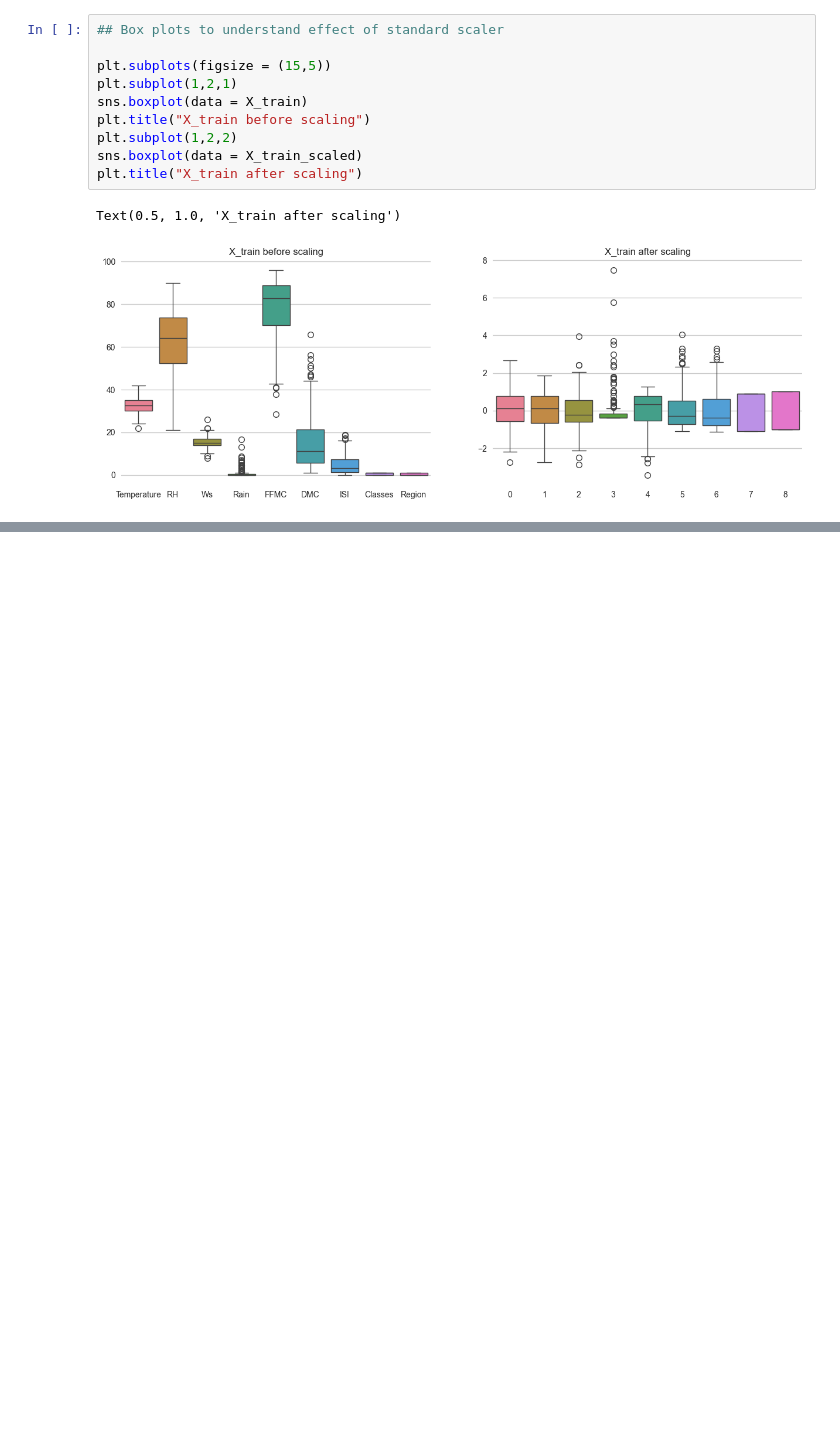
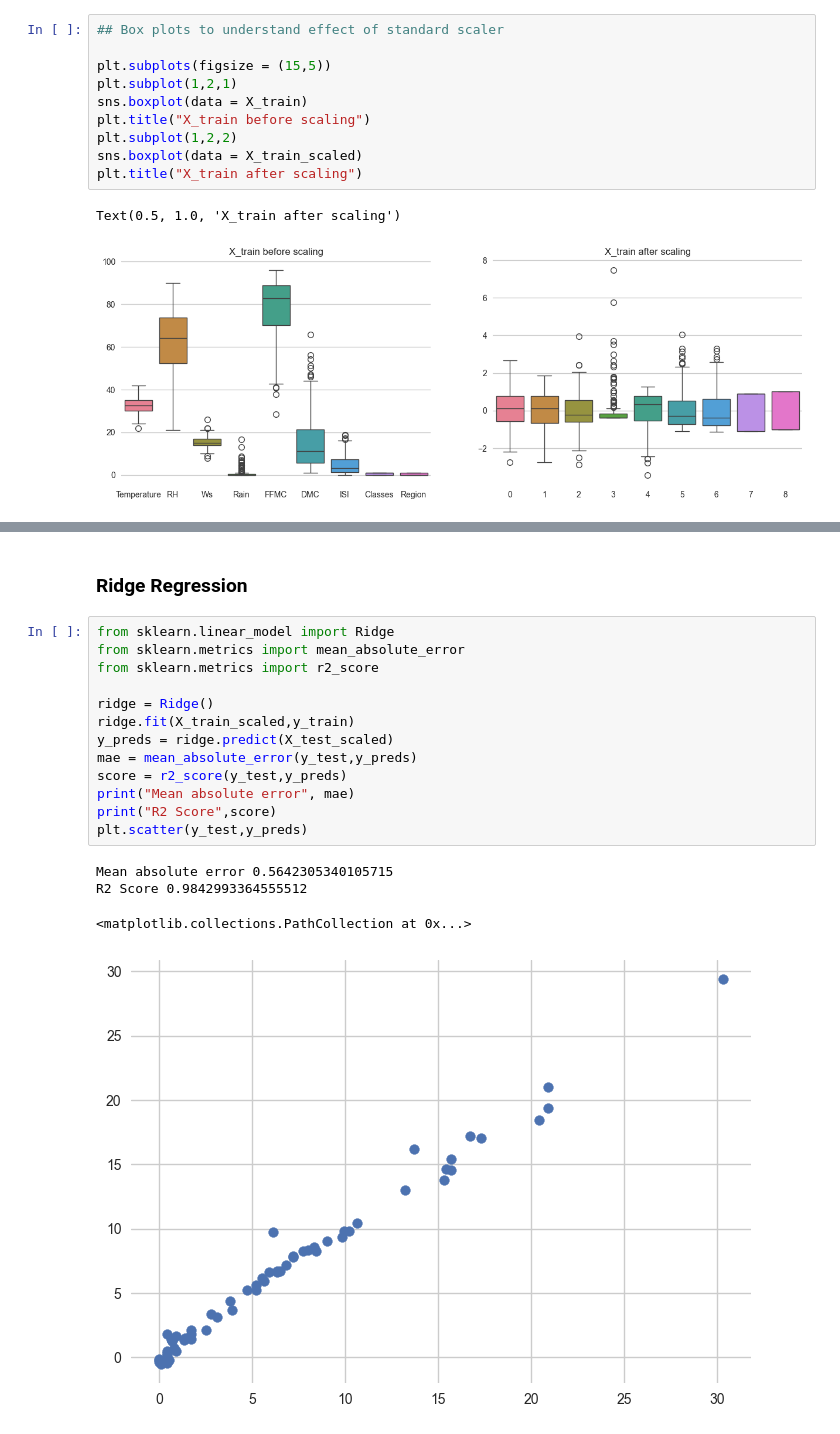
Before and after one commit to siddhant-afk/Algerian-Forest-Fire-Prediction, a Jupyter notebook: algerian forest fires.ipynb, the cells around one changed output, grey strips where cells are left out. Drawn from its saved outputs; the diff is of its cells as text; blank space fills up the shorter version.

```diff
--- a/algerian forest fires.ipynb
+++ b/algerian forest fires.ipynb
@@ -546,0 +654,20 @@ Text(0.5, 1.0, 'X_train after scaling')
+# %% [markdown]
+### Ridge Regression
+# %%
+from sklearn.linear_model import Ridge
+from sklearn.metrics import mean_absolute_error
+from sklearn.metrics import r2_score
+
+ridge = Ridge()
+ridge.fit(X_train_scaled,y_train)
+y_preds = ridge.predict(X_test_scaled)
+mae = mean_absolute_error(y_test,y_preds)
+score = r2_score(y_test,y_preds)
+print("Mean absolute error", mae)
+print("R2 Score",score)
+plt.scatter(y_test,y_preds)
+# %% [output]
+Mean absolute error 0.5642305340105715
+R2 Score 0.9842993364555512
+<matplotlib.collections.PathCollection at 0x...>
+[figure, added]
```
Also changed, not shown: parts of 20 cells of this notebook.
